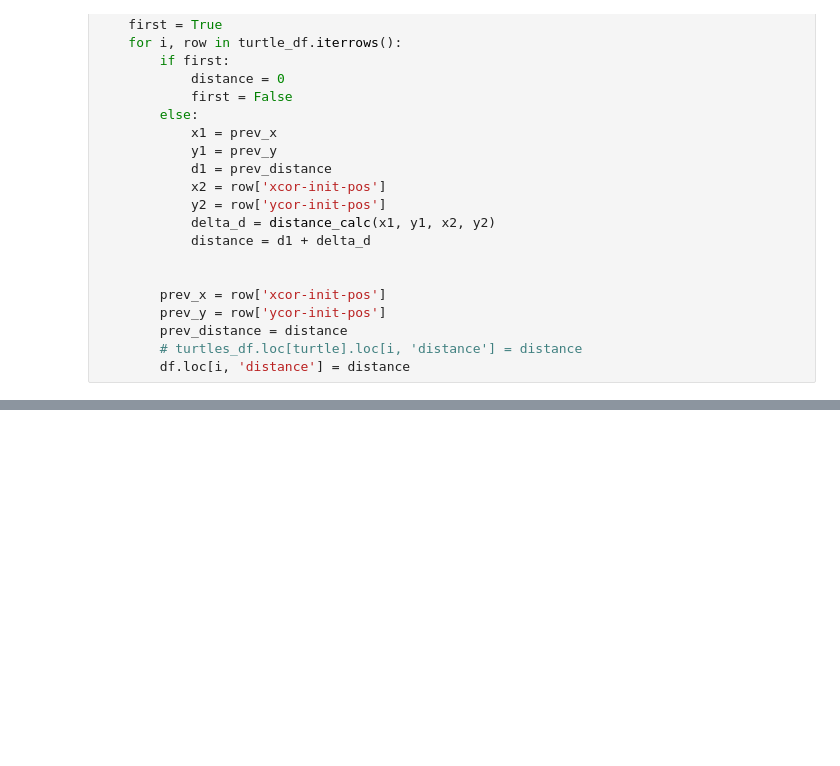
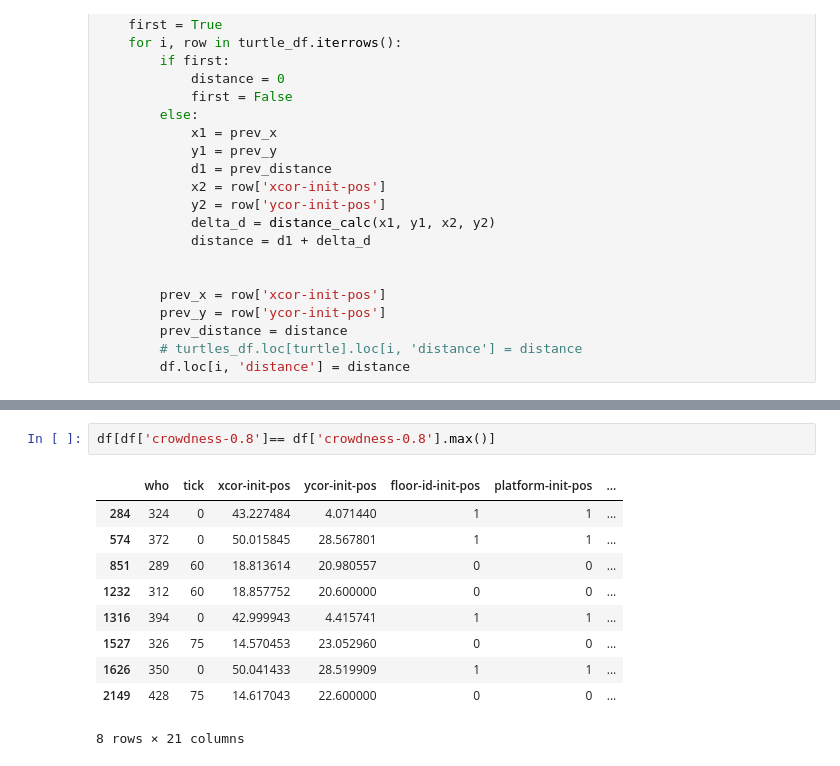
Before and after one commit to Educorreia932/FEUP-MS, a Jupyter notebook: Examples/experiments/analysis.ipynb, the cells around one changed output, grey strips where cells are left out. Cells and saved outputs as stored; diff of their text form; blank space fills up the shorter version.

```diff
--- a/Examples/experiments/analysis.ipynb
+++ b/Examples/experiments/analysis.ipynb
@@ -118,0 +111,13 @@ df
+# %%
+df[df['crowdness-0.8']== df['crowdness-0.8'].max()]
+# %% [output]
+|  | who | tick | xcor-init-pos | ycor-init-pos | floor-id-init-pos | platform-init-pos | ... |
+| 284 | 324 | 0 | 43.227484 | 4.071440 | 1 | 1 | ... |
+| 574 | 372 | 0 | 50.015845 | 28.567801 | 1 | 1 | ... |
+| 851 | 289 | 60 | 18.813614 | 20.980557 | 0 | 0 | ... |
+| 1232 | 312 | 60 | 18.857752 | 20.600000 | 0 | 0 | ... |
+| 1316 | 394 | 0 | 42.999943 | 4.415741 | 1 | 1 | ... |
+| 1527 | 326 | 75 | 14.570453 | 23.052960 | 0 | 0 | ... |
+| 1626 | 350 | 0 | 50.041433 | 28.519909 | 1 | 1 | ... |
+| 2149 | 428 | 75 | 14.617043 | 22.600000 | 0 | 0 | ... |
+8 rows × 21 columns
```
Also changed, not shown: parts of 7 cells of this notebook.
